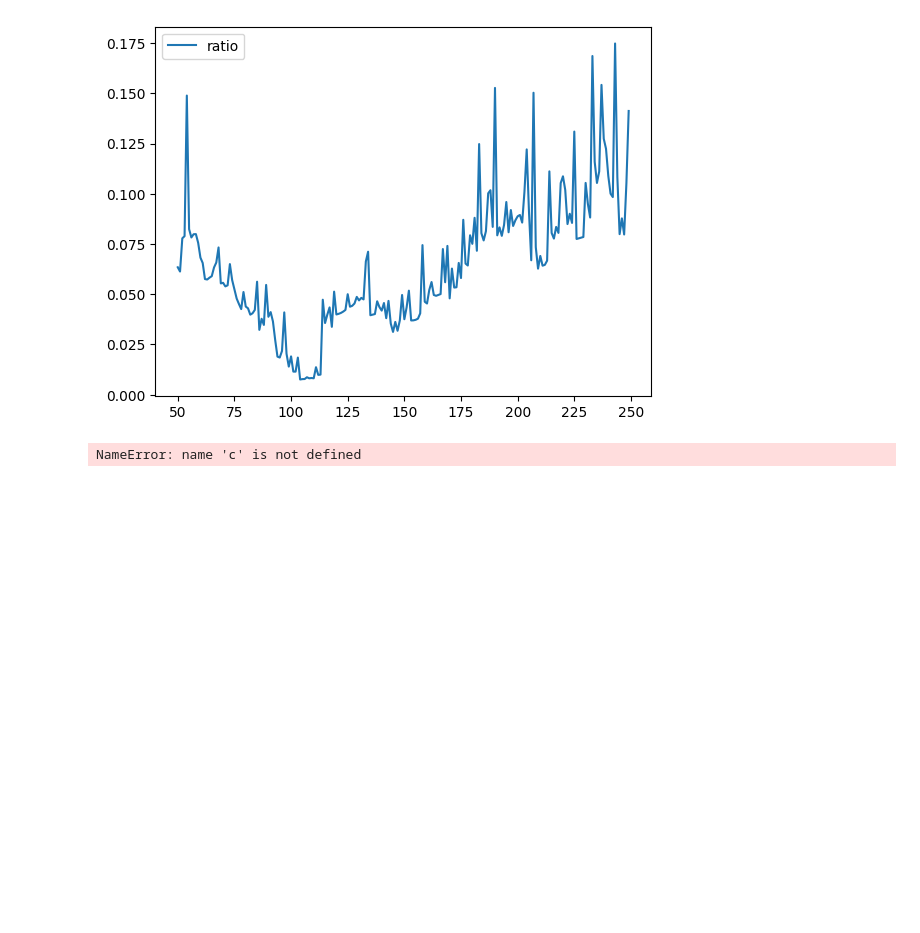
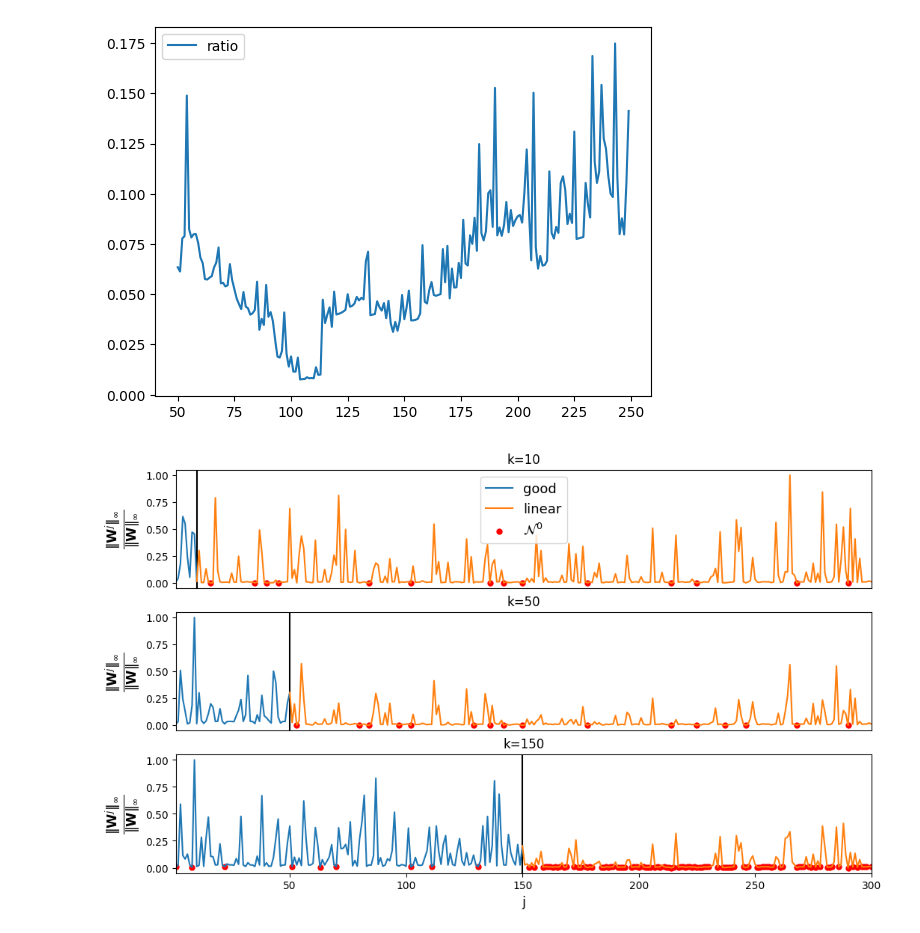
Before and after one commit to pinakm9/random-feature-map, a Jupyter notebook: notebooks/microscopy.ipynb, the cells around one changed output. Cells and saved outputs as stored; diff of their text form; code cells hidden in the pictures; blank space fills up the shorter version.

```diff
--- a/notebooks/microscopy.ipynb
+++ b/notebooks/microscopy.ipynb
@@ -98,7 +98,3 @@ plt.legend()
 # %% [output]
 <matplotlib.legend.Legend at 0x...>
 [figure]
-# %%
-max([max(W[j, :100] / c[j]) for j in range(3)])
-# %% [output]
-NameError: name 'c' is not defined
@@ -136,3 +100,0 @@ ig.unignore('../data/**/batch_data.csv')
-# %%
-with open('../.gitignore', 'r') as f:
-    print(f.read())
@@ -141,0 +101,10 @@ glob.glob('../data/**/batch_data.csv', recursive=True)
+# %%
+l = [10, 50, 150]
+c0 = u'#1f77b4'
+c1 = u'#ff7f0e'
+l0 = 'good'
+l1 = 'linear'
+limits = [-1., 1.]
+viewerl.plot5(l, c0, c1, l0, l1, limits, file_path=f'../data/plots/l2g_{l}.png')
+# %% [output]
+[figure, added]
```
Also changed, not shown: parts of 17 cells of this notebook, 29 other files.
